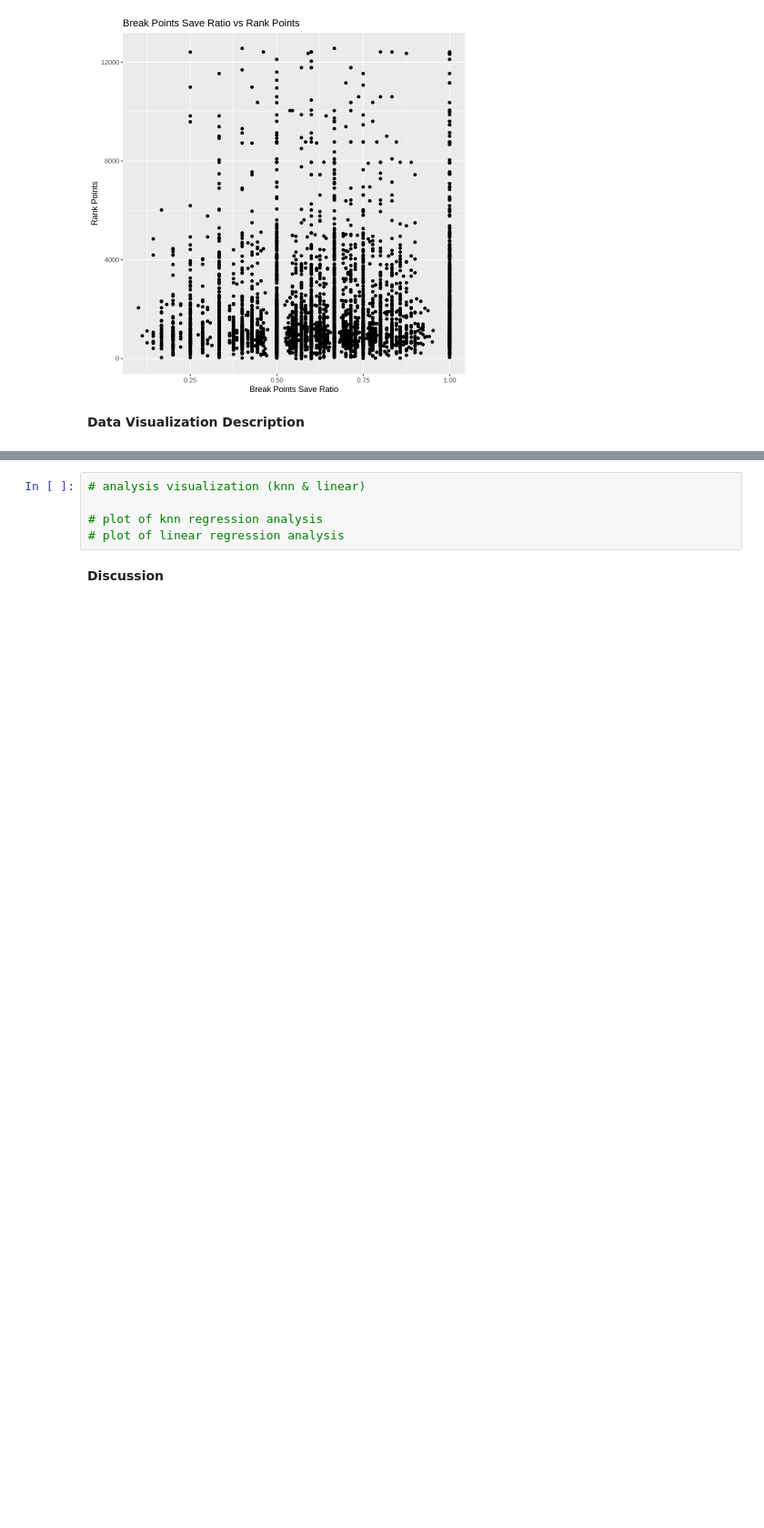
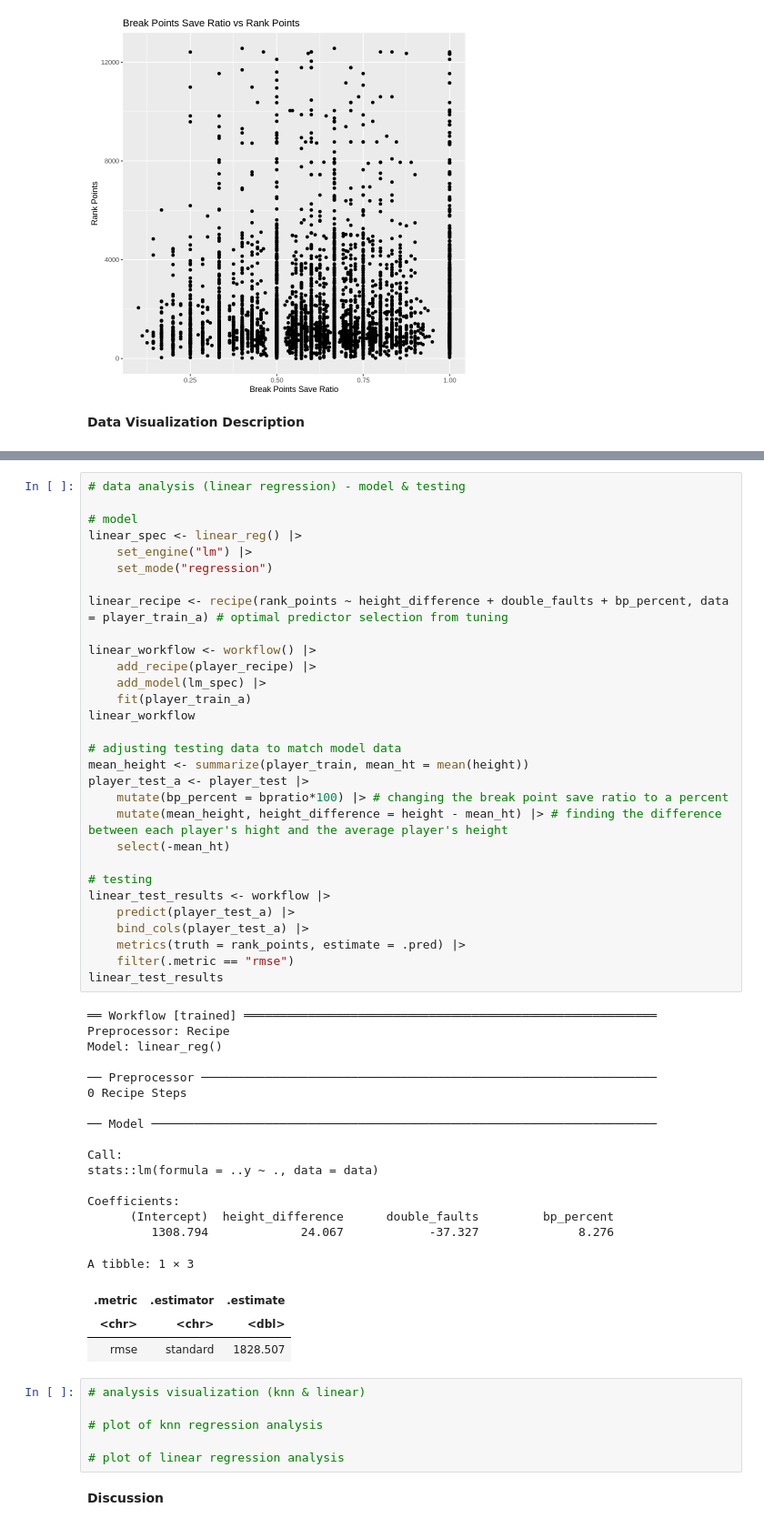
Before and after one commit to EliNAdr/DSCI-100_007-13, a Jupyter notebook: Project_report.ipynb, the cells around one changed output, grey strips where cells are left out. Shown at 91% size. Cells and saved outputs as stored; diff of their text form; blank space fills up the shorter version.

```diff
--- a/Project_report.ipynb
+++ b/Project_report.ipynb
@@ -213,7 +247,58 @@ Coefficients:
+# %%
+# data analysis (linear regression) - model & testing
+
+# model
+linear_spec <- linear_reg() |>
+    set_engine("lm") |>
+    set_mode("regression")
+
+linear_recipe <- recipe(rank_points ~ height_difference + double_faults + bp_percent, data = player_train_a) # optimal predictor selection from tuning
+
+linear_workflow <- workflow() |>
+    add_recipe(player_recipe) |>
+    add_model(lm_spec) |>
+    fit(player_train_a)
+linear_workflow
+
+# adjusting testing data to match model data
+mean_height <- summarize(player_train, mean_ht = mean(height))
+player_test_a <- player_test |>
+    mutate(bp_percent = bpratio*100) |> # changing the break point save ratio to a percent
+    mutate(mean_height, height_difference = height - mean_ht) |> # finding the difference between each player's hight and the average player's height
+    select(-mean_ht)
+
+# testing
+linear_test_results <- workflow |>
+    predict(player_test_a) |>
+    bind_cols(player_test_a) |>
+    metrics(truth = rank_points, estimate = .pred) |>
+    filter(.metric == "rmse")
+linear_test_results
+# %% [output]
+══ Workflow [trained] ══════════════════════════════════════════════════════════
+Preprocessor: Recipe
+Model: linear_reg()
+
+── Preprocessor ────────────────────────────────────────────────────────────────
+0 Recipe Steps
+
+── Model ───────────────────────────────────────────────────────────────────────
+
+Call:
+stats::lm(formula = ..y ~ ., data = data)
+
+Coefficients:
+      (Intercept)  height_difference      double_faults         bp_percent
+         1308.794             24.067            -37.327              8.276
+A tibble: 1 × 3
+| .metric | .estimator | .estimate |
+| <chr> | <chr> | <dbl> |
+| rmse | standard | 1828.507 |
 # %%
 # analysis visualization (knn & linear)
 
 # plot of knn regression analysis
+
 # plot of linear regression analysis
 # %% [markdown]
 **Discussion**
```
Also changed, not shown: parts of 4 cells of this notebook, 1 other file.
